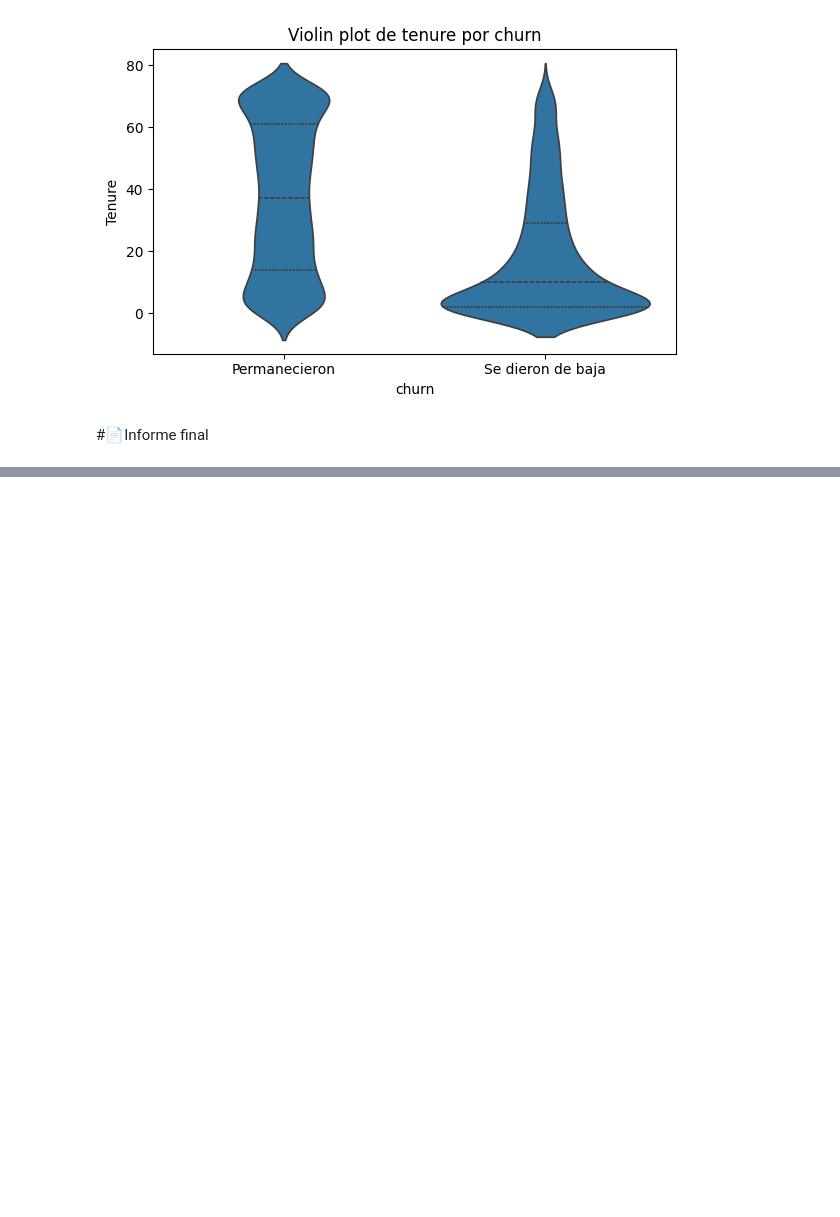
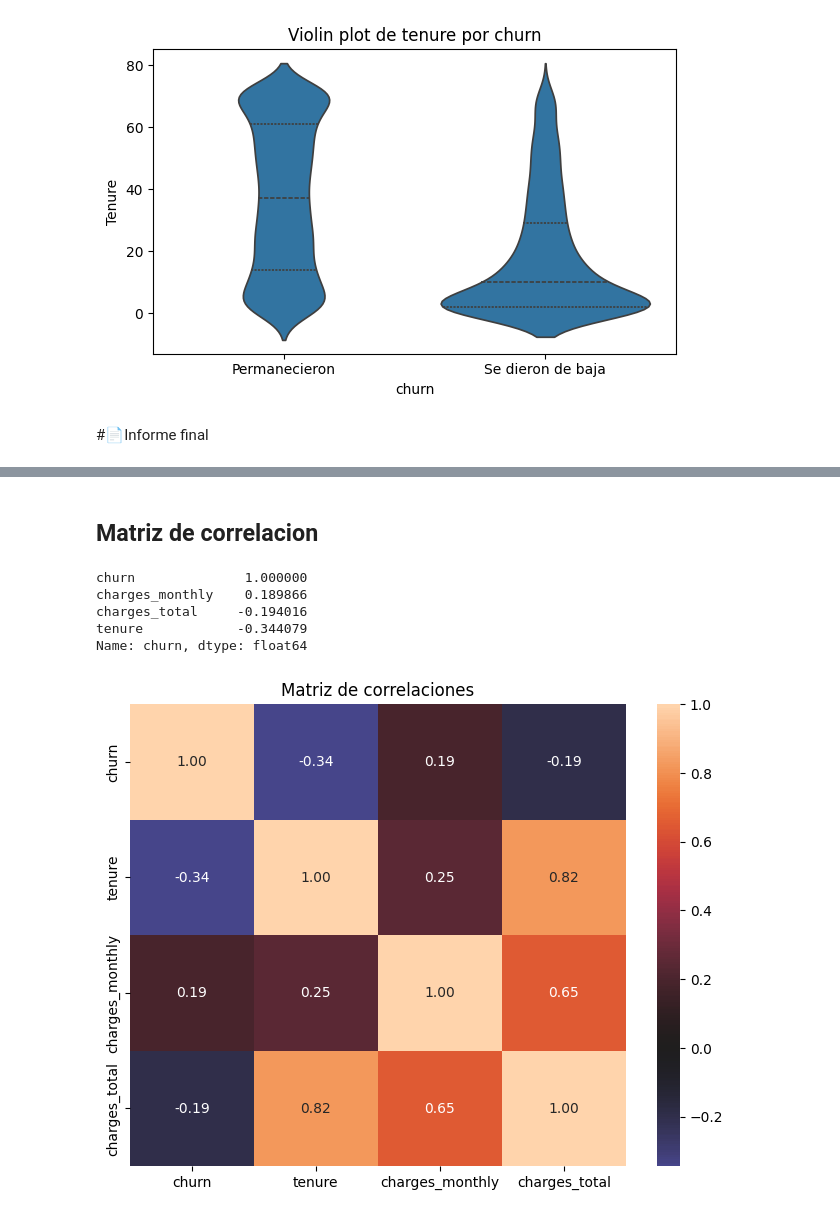
Before and after one commit to Mauvyc/telecom-challenge, a Jupyter notebook: TelecomX_LATAM.ipynb, the cells around one changed output, grey strips where cells are left out. Cells and saved outputs as stored; diff of their text form; code cells hidden in the pictures; blank space fills up the shorter version.

```diff
--- a/TelecomX_LATAM.ipynb
+++ b/TelecomX_LATAM.ipynb
@@ -354,0 +421,20 @@ for col in num_cols:
+# %% [markdown]
+## Matriz de correlacion
+# %%
+# Asegúrate de que churn esté en formato numérico (0/1)
+corr_vars = ['churn','tenure','charges_monthly','charges_total']
+corr_matrix = df[corr_vars].corr()
+print(corr_matrix['churn'].sort_values(ascending=False))
+# %% [output]
+churn              1.000000
+charges_monthly    0.189866
+charges_total     -0.194016
+tenure            -0.344079
+Name: churn, dtype: float64
+# %%
+plt.figure(figsize=(8,6))
+sns.heatmap(corr_matrix, annot=True, fmt=".2f", center=0)
+plt.title('Matriz de correlaciones')
+plt.show()
+# %% [output]
+[figure, added]
```
Also changed, not shown: parts of 1 cell of this notebook.
